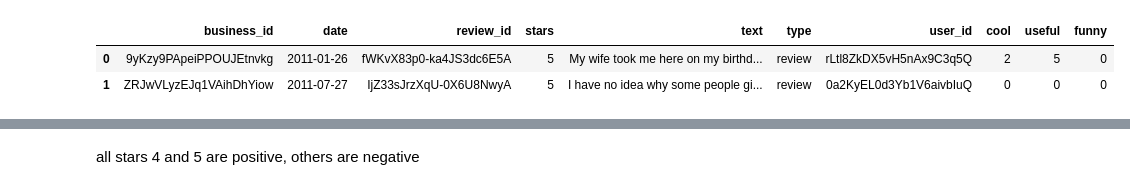
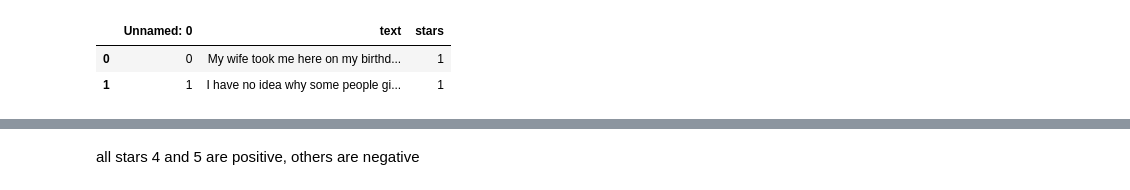
Before and after one commit to davronbekov/ml-project-sentiment-analysis, a Jupyter notebook: ml_sentiment_analysis.ipynb, the cells around one changed output, grey strips where cells are left out. Drawn from its saved outputs; the diff is of its cells as text; code cells hidden in the pictures.

```diff
--- a/ml_sentiment_analysis.ipynb
+++ b/ml_sentiment_analysis.ipynb
@@ -25,7 +17,7 @@ import seaborn as sns
 # %%
-reviews = pd.read_csv('yelp.csv')
+reviews = pd.read_csv('yelp_aug.csv')
 reviews.head(2)
 # %% [output]
-|  | business_id | date | review_id | stars | text | type | user_id | cool | useful | funny |
-| 0 | 9yKzy9PApeiPPOUJEtnvkg | 2011-01-26 | fWKvX83p0-ka4JS3dc6E5A | 5 | My wife took me here on my birthd... | review | rLtl8ZkDX5vH5nAx9C3q5Q | 2 | 5 | 0 |
-| 1 | ZRJwVLyzEJq1VAihDhYiow | 2011-07-27 | IjZ33sJrzXqU-0X6U8NwyA | 5 | I have no idea why some people gi... | review | 0a2KyEL0d3Yb1V6aivbIuQ | 0 | 0 | 0 |
+|  | Unnamed: 0 | text | stars |
+| 0 | 0 | My wife took me here on my birthd... | 1 |
+| 1 | 1 | I have no idea why some people gi... | 1 |
```
Also changed, not shown: parts of 28 cells of this notebook, 1 other file.
